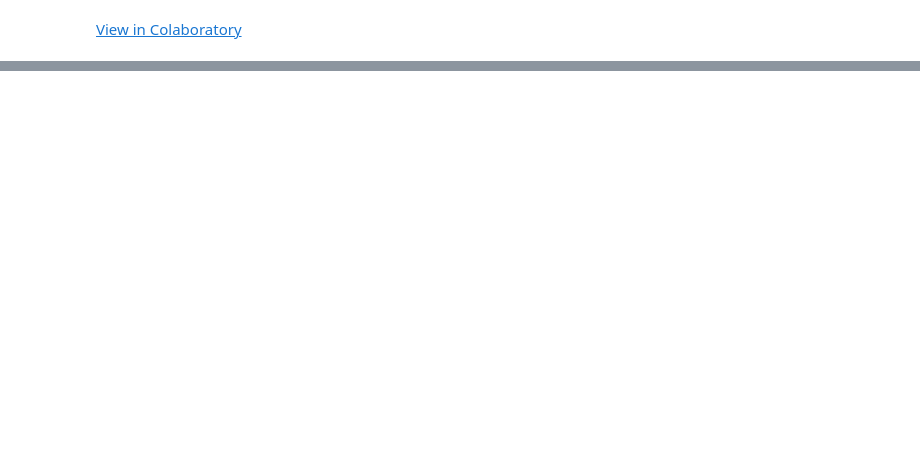
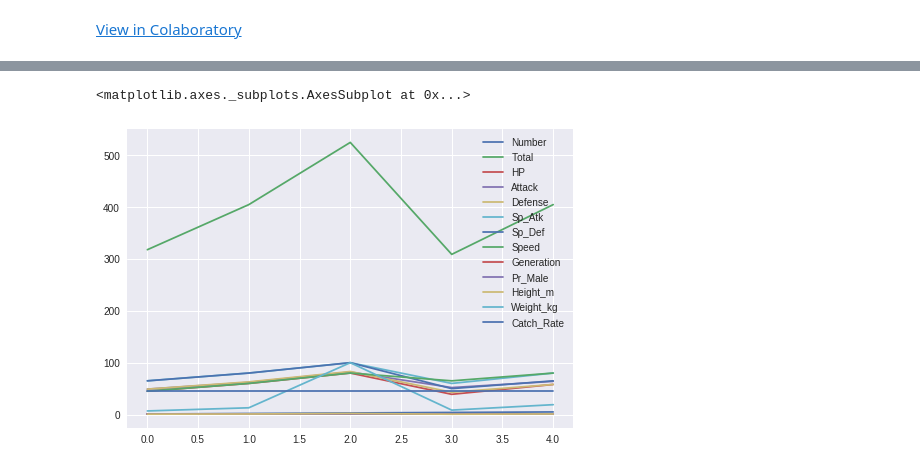
Before and after one commit to MrDoga/Acadview_assignments, a Jupyter notebook: Assingment_7.ipynb, the cells around one changed output, grey strips where cells are left out. Saved outputs shown, nothing was run; the diff lists cells and outputs as text; code cells hidden in the pictures; blank space fills up the shorter version.

```diff
--- a/Assingment_7.ipynb
+++ b/Assingment_7.ipynb
@@ -85,0 +89,5 @@ sns.countplot(x='Country',hue='Service',data='c')
+# %%
+d.plot()
+# %% [output]
+<matplotlib.axes._subplots.AxesSubplot at 0x...>
+[figure, added]
```
Also changed, not shown: parts of 14 cells of this notebook.
